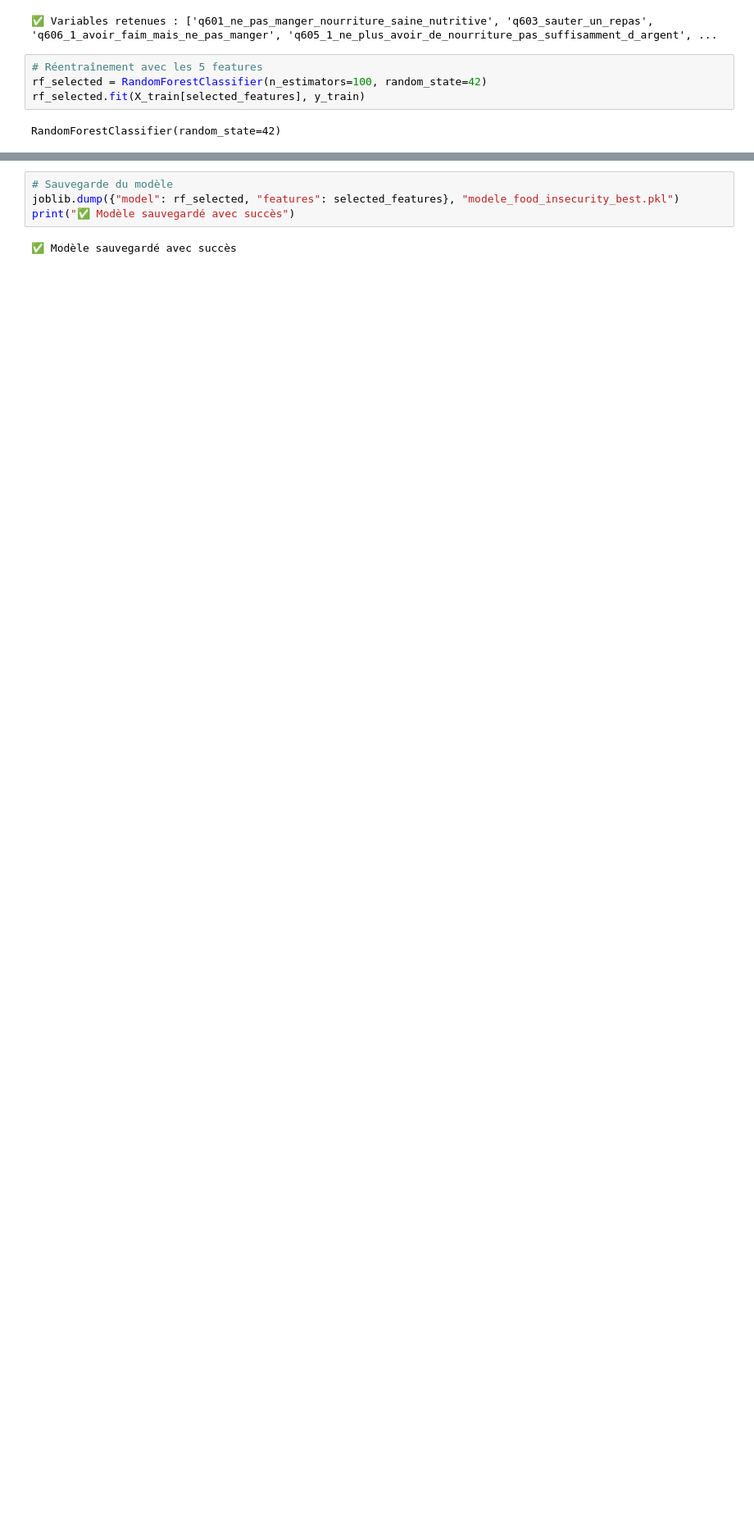
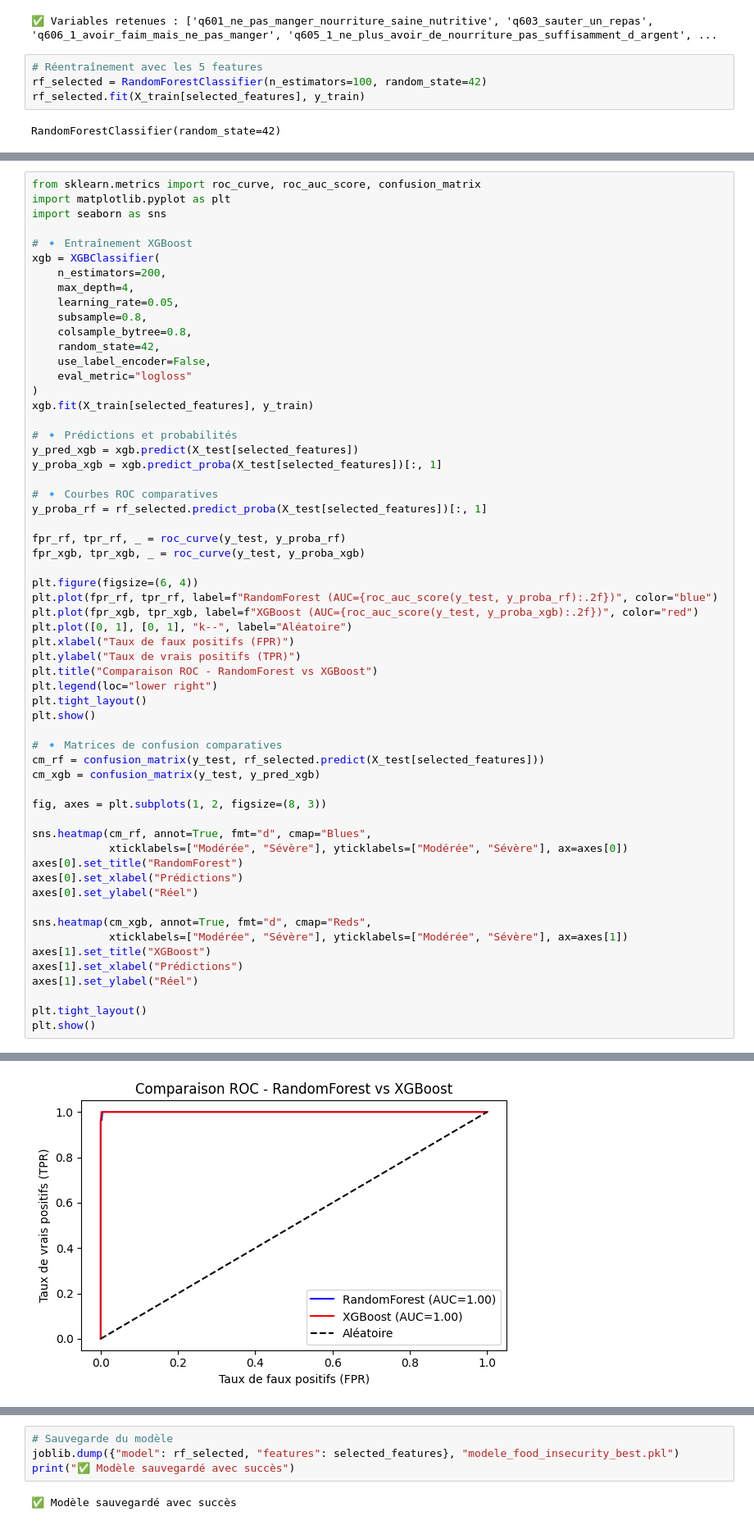
Before and after one commit to Dieme92/fast-api-food-security, a Jupyter notebook: fast-api-food-security_PROJET_DIT.ipynb, the cells around one changed output, grey strips where cells are left out. Shown at 82% size. Cells and saved outputs as stored; diff of their text form; blank space fills up the shorter version.

```diff
--- a/fast-api-food-security_PROJET_DIT.ipynb
+++ b/fast-api-food-security_PROJET_DIT.ipynb
@@ -149,0 +231,60 @@ RandomForestClassifier(random_state=42)
+# %%
+from sklearn.metrics import roc_curve, roc_auc_score, confusion_matrix
+import matplotlib.pyplot as plt
+import seaborn as sns
+
+# 🔹 Entraînement XGBoost
+xgb = XGBClassifier(
+    n_estimators=200,
+    max_depth=4,
+    learning_rate=0.05,
+    subsample=0.8,
+    colsample_bytree=0.8,
+    random_state=42,
+    use_label_encoder=False,
+    eval_metric="logloss"
+)
+xgb.fit(X_train[selected_features], y_train)
+
+# 🔹 Prédictions et probabilités
+y_pred_xgb = xgb.predict(X_test[selected_features])
+y_proba_xgb = xgb.predict_proba(X_test[selected_features])[:, 1]
+
+# 🔹 Courbes ROC comparatives
+y_proba_rf = rf_selected.predict_proba(X_test[selected_features])[:, 1]
+
+fpr_rf, tpr_rf, _ = roc_curve(y_test, y_proba_rf)
+fpr_xgb, tpr_xgb, _ = roc_curve(y_test, y_proba_xgb)
+
+plt.figure(figsize=(6, 4))
+plt.plot(fpr_rf, tpr_rf, label=f"RandomForest (AUC={roc_auc_score(y_test, y_proba_rf):.2f})", color="blue")
+plt.plot(fpr_xgb, tpr_xgb, label=f"XGBoost (AUC={roc_auc_score(y_test, y_proba_xgb):.2f})", color="red")
+plt.plot([0, 1], [0, 1], "k--", label="Aléatoire")
+plt.xlabel("Taux de faux positifs (FPR)")
+plt.ylabel("Taux de vrais positifs (TPR)")
+plt.title("Comparaison ROC - RandomForest vs XGBoost")
+plt.legend(loc="lower right")
+plt.tight_layout()
+plt.show()
+
+# 🔹 Matrices de confusion comparatives
+cm_rf = confusion_matrix(y_test, rf_selected.predict(X_test[selected_features]))
+cm_xgb = confusion_matrix(y_test, y_pred_xgb)
+
+fig, axes = plt.subplots(1, 2, figsize=(8, 3))
+
+sns.heatmap(cm_rf, annot=True, fmt="d", cmap="Blues",
+            xticklabels=["Modérée", "Sévère"], yticklabels=["Modérée", "Sévère"], ax=axes[0])
+axes[0].set_title("RandomForest")
+axes[0].set_xlabel("Prédictions")
+axes[0].set_ylabel("Réel")
+
+sns.heatmap(cm_xgb, annot=True, fmt="d", cmap="Reds",
+            xticklabels=["Modérée", "Sévère"], yticklabels=["Modérée", "Sévère"], ax=axes[1])
+axes[1].set_title("XGBoost")
+axes[1].set_xlabel("Prédictions")
+axes[1].set_ylabel("Réel")
+
+plt.tight_layout()
+plt.show()
+# %% [output]
@@ -149,0 +294 @@ RandomForestClassifier(random_state=42)
+[figure, added]
```
Also changed, not shown: parts of 21 cells of this notebook.
